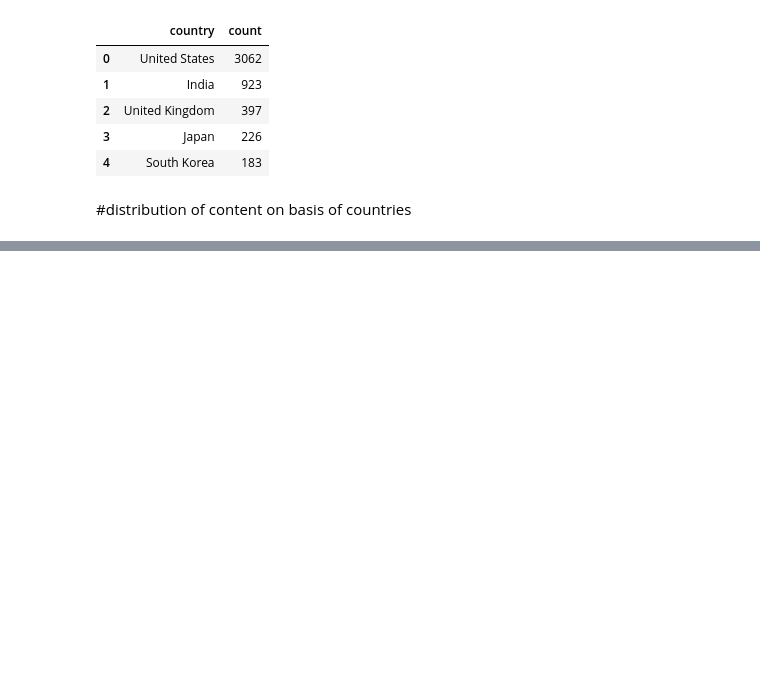
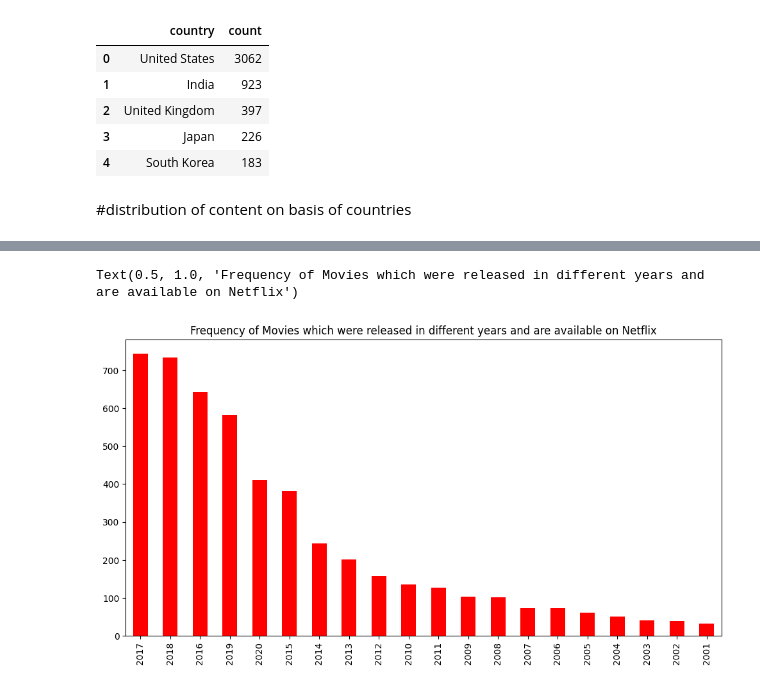
Before and after one commit to pritesh2292/Netflix-Movies-Tv-Shows-Clustering, a Jupyter notebook: Netflix_unsupervised_ML_capstone_project_.ipynb, the cells around one changed output, grey strips where cells are left out. Saved outputs shown, nothing was run; the diff lists cells and outputs as text; code cells hidden in the pictures; blank space fills up the shorter version.

```diff
--- a/Netflix_unsupervised_ML_capstone_project_.ipynb
+++ b/Netflix_unsupervised_ML_capstone_project_.ipynb
@@ -274,0 +287,7 @@ SyntaxError: ignored
+# %%
+plt.figure(figsize=(12,6))
+df[df["type"]=="Movie"]["release_year"].value_counts()[:20].plot(kind="bar",color="Red")
+plt.title("Frequency of Movies which were released in different years and are available on Netflix")
+# %% [output]
+Text(0.5, 1.0, 'Frequency of Movies which were released in different years and are available on Netflix')
+[figure, added]
```
Also changed, not shown: parts of 11 cells of this notebook.
